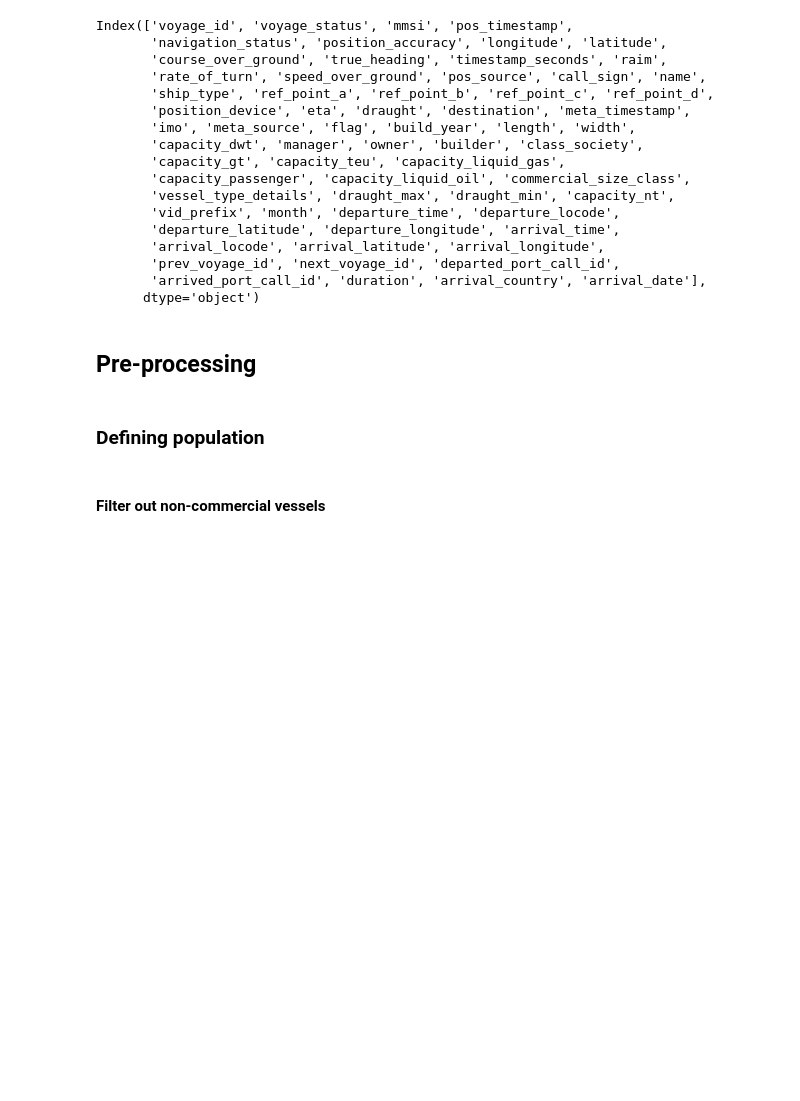
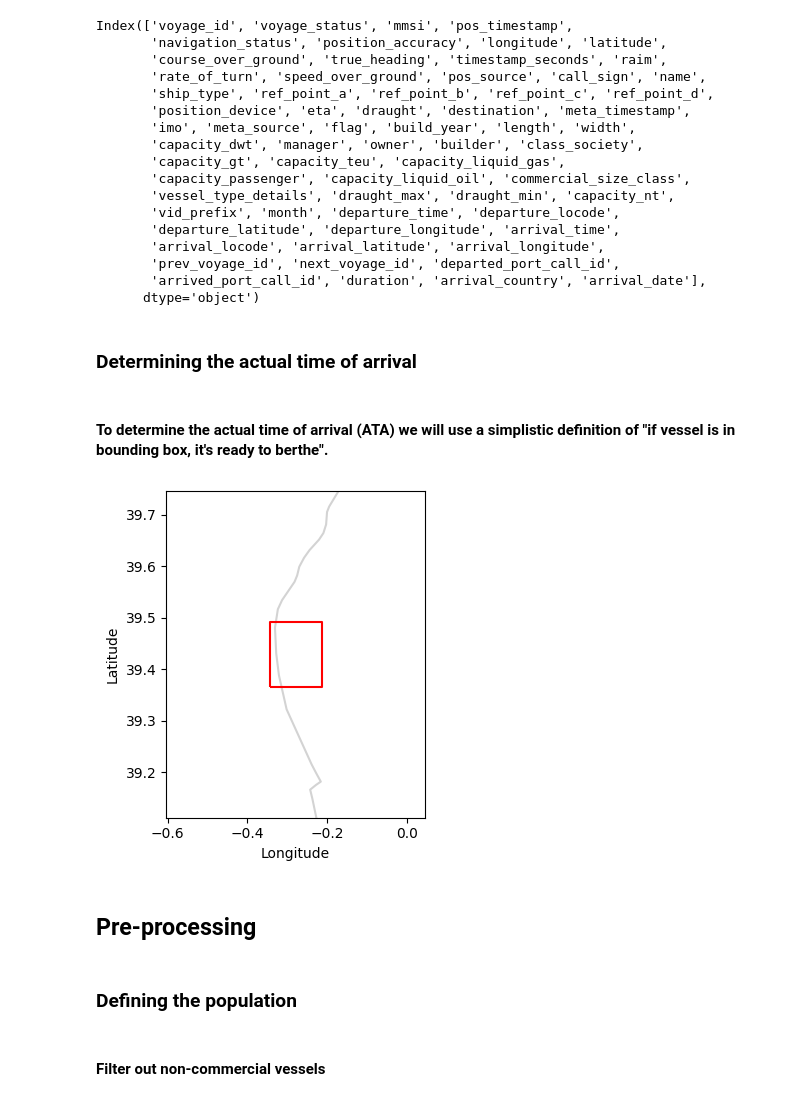
Before and after one commit to Magnuswlange/port_congestion_proj_ml, a Jupyter notebook: feature_selection.ipynb, the cells around one changed output. Drawn from its saved outputs; the diff is of its cells as text; code cells hidden in the pictures; blank space fills up the shorter version.

```diff
--- a/feature_selection.ipynb
+++ b/feature_selection.ipynb
@@ -273,10 +217,45 @@ Index(['voyage_id', 'voyage_status', 'mmsi', 'pos_timestamp',
        'prev_voyage_id', 'next_voyage_id', 'departed_port_call_id',
        'arrived_port_call_id', 'duration', 'arrival_country', 'arrival_date'],
       dtype='object')
+# %% [markdown]
+### Determining the actual time of arrival
+# %% [markdown]
+#### To determine the actual time of arrival (ATA) we will use a simplistic definition of "if vessel is in bounding box, it's ready to berthe".
+# %%
+import geopandas as gpd
+import matplotlib.pyplot as plt
+from shapely.geometry import box
+
+coastline = gpd.read_file("./data/ne_10m_coastline/ne_10m_coastline.shp")
+max_lat = 39.492119
+min_lat = 39.3653539
+min_lon = -0.343666
+max_lon = -0.213547
+
+bbox = box(min_lon, min_lat, max_lon, max_lat)
+bbox_gdf = gpd.GeoDataFrame(geometry=[bbox], crs="EPSG:4326") # Coordinat Reference System, WGS84 lat/long in degrees
+
+# Plot
+fig, ax = plt.subplots(figsize=(6, 4))
+coastline.plot(ax=ax, color="lightgrey")
+bbox_gdf.boundary.plot(ax=ax, edgecolor="red")
+
+# Add padding around bbox (200%)
+pad_lon = (max_lon - min_lon) * 2
+pad_lat = (max_lat - min_lat) * 2
+ax.set_xlim(min_lon - pad_lon, max_lon + pad_lon)
+ax.set_ylim(min_lat - pad_lat, max_lat + pad_lat)
+
+ax.set_xlabel("Longitude")
+ax.set_ylabel("Latitude")
+plt.tight_layout()
+plt.show()
+# %% [output]
+[figure, added]
 # %% [markdown]
 ## Pre-processing
 # %% [markdown]
-### Defining population
+### Defining the population
 # %% [markdown]
 #### Filter out non-commercial vessels
 # %%
```
Also changed, not shown: parts of 102 cells of this notebook.
